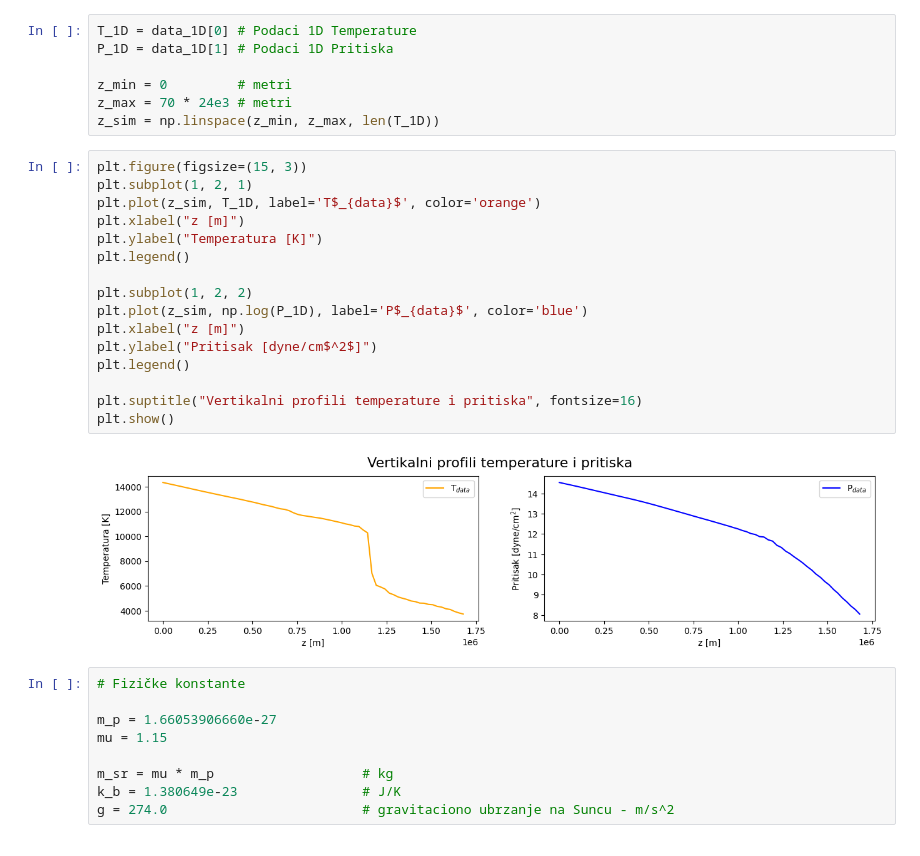
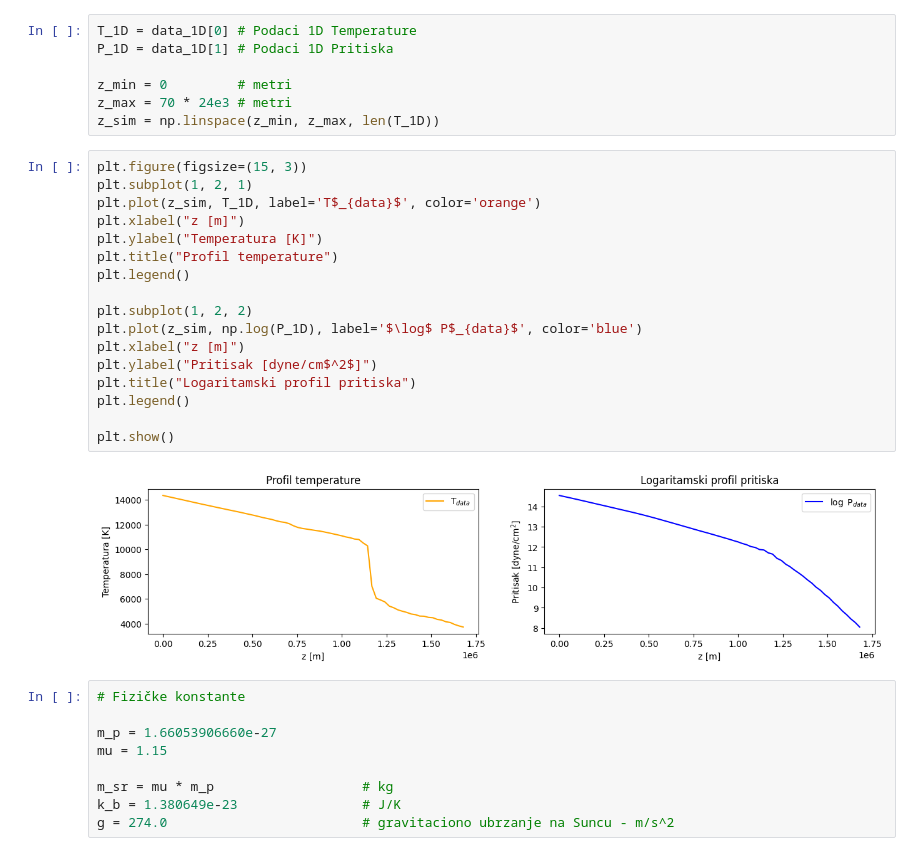
Before and after one commit to davidzivkovic/pinn-mhd-pressure-reconstruction, a Jupyter notebook: pinn-mhd-projekat.ipynb, the cells around one changed output. Cells and saved outputs as stored; diff of their text form.

```diff
--- a/pinn-mhd-projekat.ipynb
+++ b/pinn-mhd-projekat.ipynb
@@ -166,21 +179,22 @@ z_sim = np.linspace(z_min, z_max, len(T_1D))
 # %%
 plt.figure(figsize=(15, 3))
 plt.subplot(1, 2, 1)
 plt.plot(z_sim, T_1D, label='T$_{data}$', color='orange')
 plt.xlabel("z [m]")
 plt.ylabel("Temperatura [K]")
+plt.title("Profil temperature")
 plt.legend()
 
 plt.subplot(1, 2, 2)
-plt.plot(z_sim, np.log(P_1D), label='P$_{data}$', color='blue')
+plt.plot(z_sim, np.log(P_1D), label='$\log$ P$_{data}$', color='blue')
 plt.xlabel("z [m]")
 plt.ylabel("Pritisak [dyne/cm$^2$]")
+plt.title("Logaritamski profil pritiska")
 plt.legend()
 
-plt.suptitle("Vertikalni profili temperature i pritiska", fontsize=16)
 plt.show()
 # %% [output]
-[figure, old version]
+[figure, new version]
 # %%
 # Fizičke konstante
 
```
Also changed, not shown: parts of 42 cells of this notebook.
